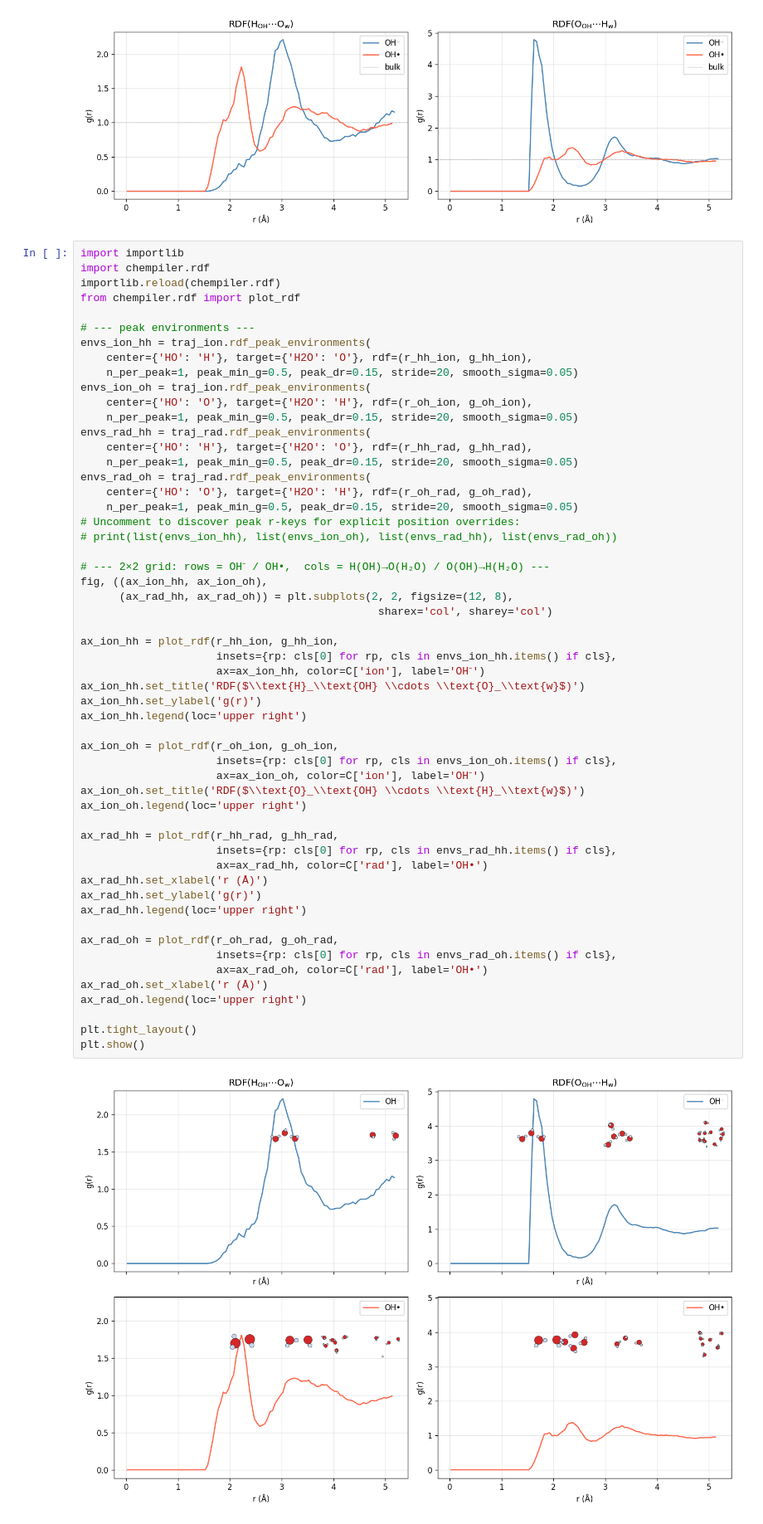
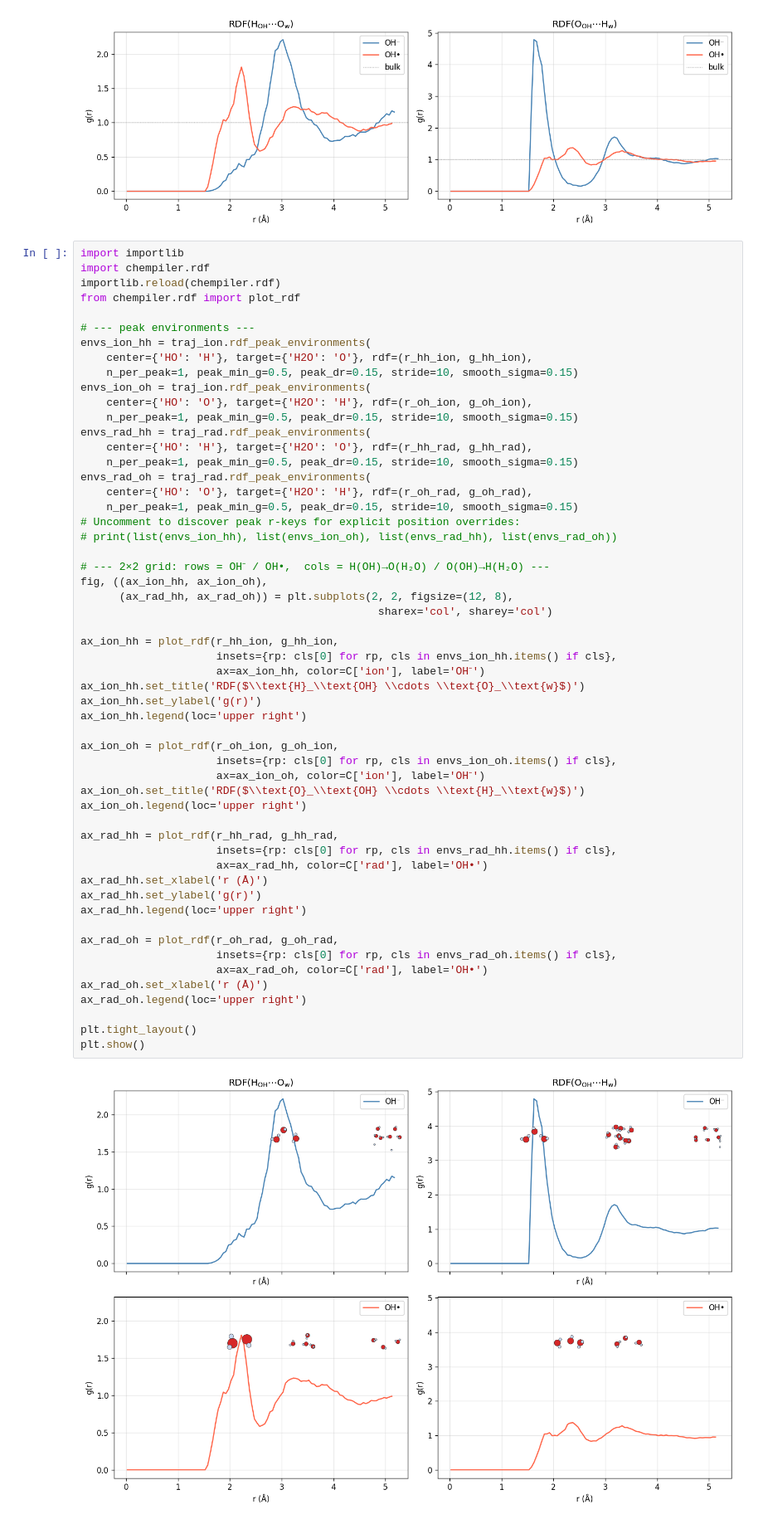
Before and after one commit to viktorsvahn/water, a Jupyter notebook: oh_comparison.ipynb, the cells around one changed output. Shown at 83% size. Saved outputs shown, nothing was run; the diff lists cells and outputs as text.

```diff
--- a/oh_comparison.ipynb
+++ b/oh_comparison.ipynb
@@ -215,16 +215,16 @@ from chempiler.rdf import plot_rdf
 # --- peak environments ---
 envs_ion_hh = traj_ion.rdf_peak_environments(
     center={'HO': 'H'}, target={'H2O': 'O'}, rdf=(r_hh_ion, g_hh_ion),
-    n_per_peak=1, peak_min_g=0.5, peak_dr=0.15, stride=20, smooth_sigma=0.05)
+    n_per_peak=1, peak_min_g=0.5, peak_dr=0.15, stride=10, smooth_sigma=0.15)
 envs_ion_oh = traj_ion.rdf_peak_environments(
     center={'HO': 'O'}, target={'H2O': 'H'}, rdf=(r_oh_ion, g_oh_ion),
-    n_per_peak=1, peak_min_g=0.5, peak_dr=0.15, stride=20, smooth_sigma=0.05)
+    n_per_peak=1, peak_min_g=0.5, peak_dr=0.15, stride=10, smooth_sigma=0.15)
 envs_rad_hh = traj_rad.rdf_peak_environments(
     center={'HO': 'H'}, target={'H2O': 'O'}, rdf=(r_hh_rad, g_hh_rad),
-    n_per_peak=1, peak_min_g=0.5, peak_dr=0.15, stride=20, smooth_sigma=0.05)
+    n_per_peak=1, peak_min_g=0.5, peak_dr=0.15, stride=10, smooth_sigma=0.15)
 envs_rad_oh = traj_rad.rdf_peak_environments(
     center={'HO': 'O'}, target={'H2O': 'H'}, rdf=(r_oh_rad, g_oh_rad),
-    n_per_peak=1, peak_min_g=0.5, peak_dr=0.15, stride=20, smooth_sigma=0.05)
+    n_per_peak=1, peak_min_g=0.5, peak_dr=0.15, stride=10, smooth_sigma=0.15)
 # Uncomment to discover peak r-keys for explicit position overrides:
 # print(list(envs_ion_hh), list(envs_ion_oh), list(envs_rad_hh), list(envs_rad_oh))
 
@@ -235,34 +235,34 @@ fig, ((ax_ion_hh, ax_ion_oh),
 
 ax_ion_hh = plot_rdf(r_hh_ion, g_hh_ion,
                      insets={rp: cls[0] for rp, cls in envs_ion_hh.items() if cls},
                      ax=ax_ion_hh, color=C['ion'], label='OH⁻')
 ax_ion_hh.set_title('RDF($\\text{H}_\\text{OH} \\cdots \\text{O}_\\text{w}$)')
 ax_ion_hh.set_ylabel('g(r)')
 ax_ion_hh.legend(loc='upper right')
 
 ax_ion_oh = plot_rdf(r_oh_ion, g_oh_ion,
                      insets={rp: cls[0] for rp, cls in envs_ion_oh.items() if cls},
                      ax=ax_ion_oh, color=C['ion'], label='OH⁻')
 ax_ion_oh.set_title('RDF($\\text{O}_\\text{OH} \\cdots \\text{H}_\\text{w}$)')
 ax_ion_oh.legend(loc='upper right')
 
 ax_rad_hh = plot_rdf(r_hh_rad, g_hh_rad,
                      insets={rp: cls[0] for rp, cls in envs_rad_hh.items() if cls},
                      ax=ax_rad_hh, color=C['rad'], label='OH•')
 ax_rad_hh.set_xlabel('r (Å)')
 ax_rad_hh.set_ylabel('g(r)')
 ax_rad_hh.legend(loc='upper right')
 
 ax_rad_oh = plot_rdf(r_oh_rad, g_oh_rad,
                      insets={rp: cls[0] for rp, cls in envs_rad_oh.items() if cls},
                      ax=ax_rad_oh, color=C['rad'], label='OH•')
 ax_rad_oh.set_xlabel('r (Å)')
 ax_rad_oh.legend(loc='upper right')
 
 plt.tight_layout()
 plt.show()
 # %% [output]
-[figure, old version]
+[figure, new version]
 # %%
 header = '{:<18} {:<6} {:>10} {:>10} {:>8}'.format('RDF', 'System', 'Peak (Å)', 'Min (Å)', 'CN')
 print(header)
```
